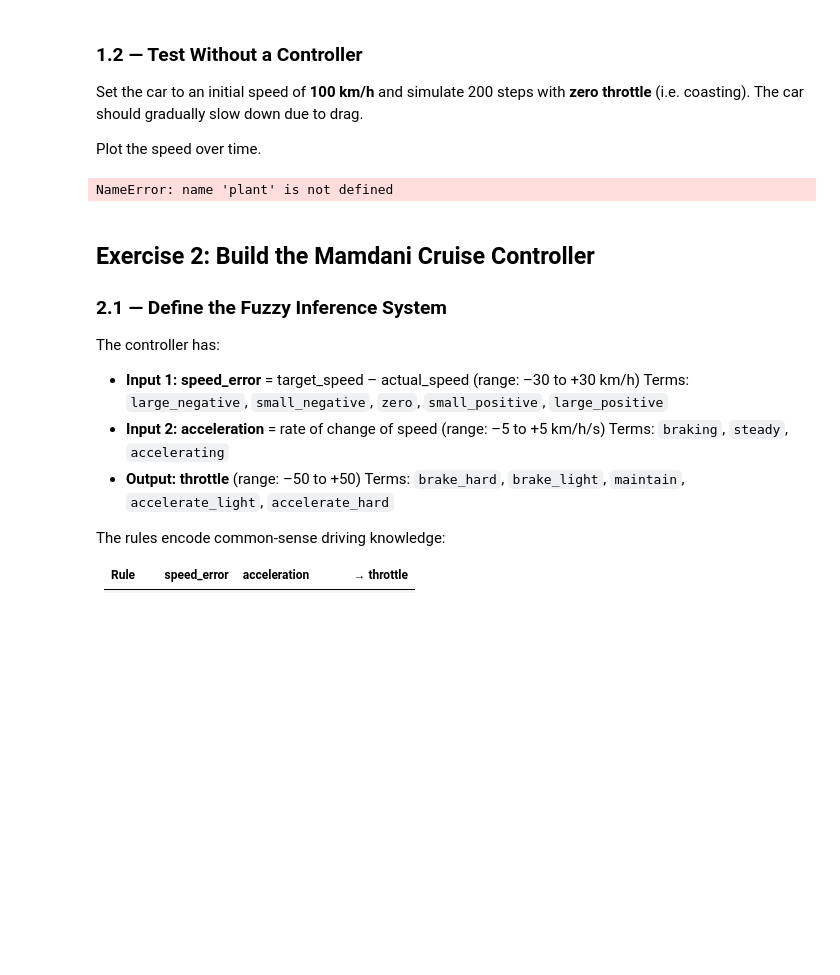
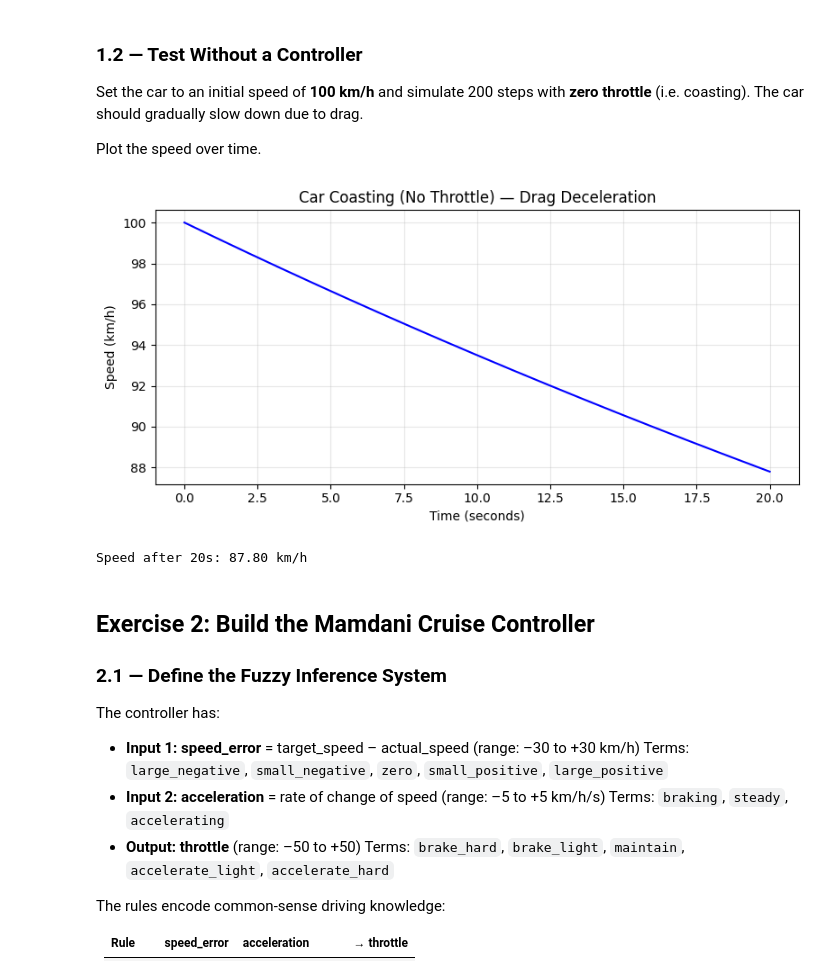
Before and after one commit to MatthewMcCarthy1/artificial-intelligence, a Jupyter notebook: lab-6/lab-six.ipynb, the cells around one changed output. Drawn from its saved outputs; the diff is of its cells as text; code cells hidden in the pictures; blank space fills up the shorter version.

```diff
--- a/lab-6/lab-six.ipynb
+++ b/lab-6/lab-six.ipynb
@@ -214,17 +214,20 @@ class CarPlant:
         throttle_force = throttle * self.force_gain
 
         # TODO: Compute speed in m/s (divide km/h by 3.6)
+        speed_ms = self.speed / 3.6
 
         # Compute drag force
-        # drag_force = self.drag_coeff * speed_ms ** 2
+        drag_force = self.drag_coeff * speed_ms ** 2
 
         # TODO: Compute net force and acceleration
+        net_force = throttle_force - drag_force - disturbance
 
         # TODO: Compute acceleration
+        acceleration_ms2 = net_force / self.mass
 
-        # speed_change_kmh = acceleration_ms2 * self.dt * 3.6  # convert m/s² back to km/h change
+        speed_change_kmh = acceleration_ms2 * self.dt * 3.6  # convert m/s² back to km/h change
 
-        # self.speed = max(0.0, self.speed + speed_change_kmh)
+        self.speed = max(0.0, self.speed + speed_change_kmh)
         return self.speed
 
     def get_acceleration(self):
@@ -238,31 +241,33 @@ Set the car to an initial speed of **100 km/h** and simulate 200 steps with **ze
 Plot the speed over time.
 # %%
 # TODO: Create a CarPlant object called "plant"
-
+plant = CarPlant()
 # TODO: reset the plant to 100 km/h
+plant.reset(initial_speed=100.0)
 
 times_coast = [0.0]
 speeds_coast = [100.0]
 
 for step in range(1, 201):
     t = step * plant.dt
     speed = plant.step(throttle=0.0)
     # Recording time and speed over simulation
     times_coast.append(t)
     speeds_coast.append(speed)
 
 plt.figure(figsize=(8, 4))
 plt.plot(times_coast, speeds_coast, 'b-', linewidth=1.5)
 plt.xlabel('Time (seconds)')
 plt.ylabel('Speed (km/h)')
 plt.title('Car Coasting (No Throttle) — Drag Deceleration')
 plt.grid(True, alpha=0.3)
 plt.tight_layout()
 plt.show()
 
 print(f"Speed after 20s: {speeds_coast[-1]:.2f} km/h")
 # %% [output]
+[figure, added]
-NameError: name 'plant' is not defined
+Speed after 20s: 87.80 km/h
 # %% [markdown]
 ## Exercise 2: Build the Mamdani Cruise Controller
 
```
Also changed, not shown: parts of 1 cell of this notebook.
